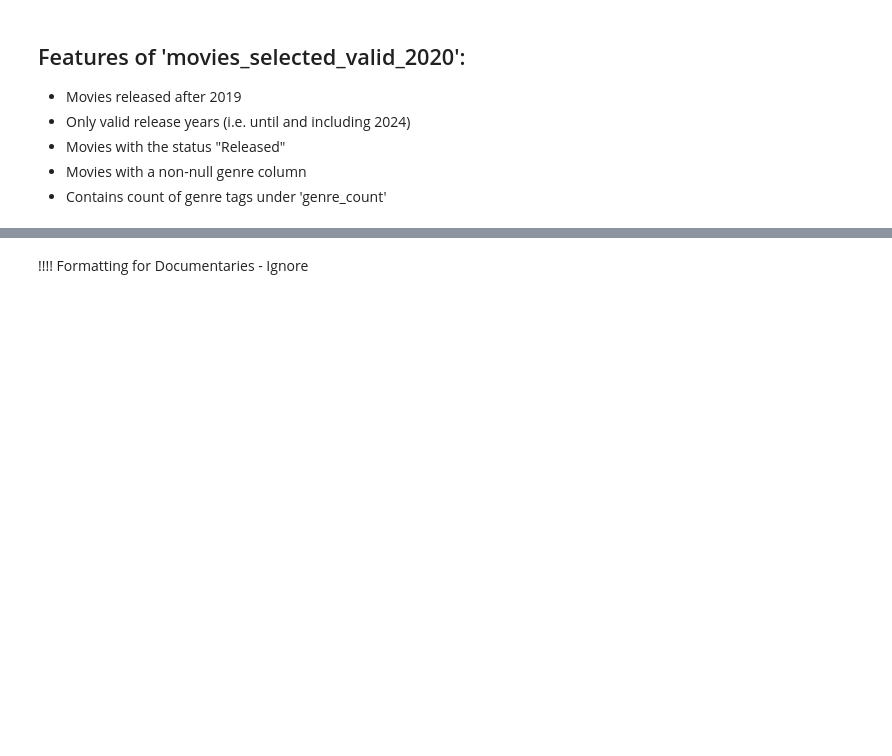
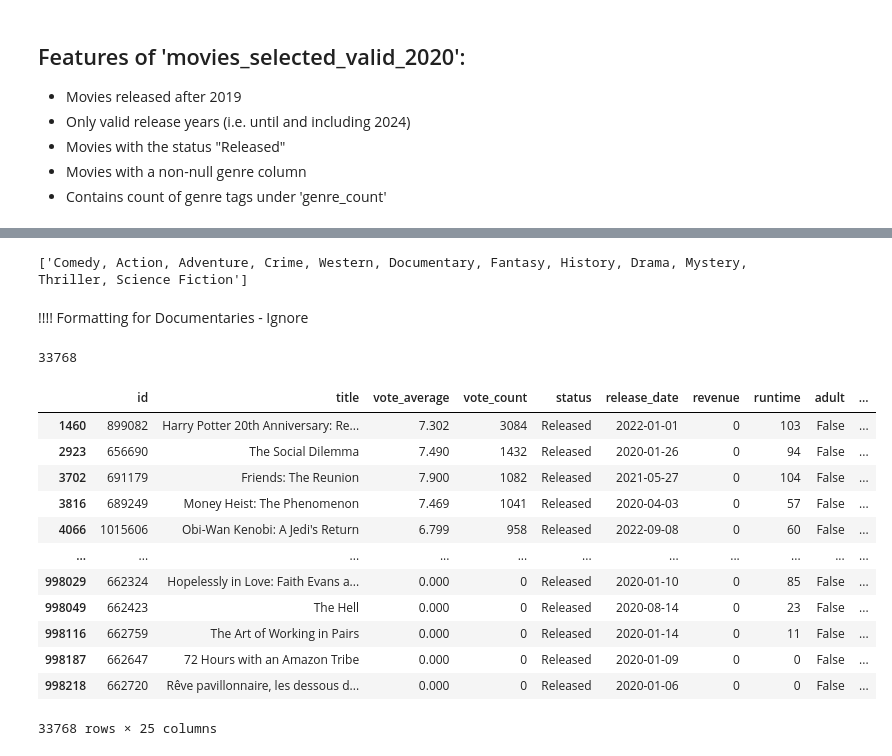
Before and after one commit to agargya123/movie_genre_analysis, a Jupyter notebook: MKT566.ipynb, the cells around one changed output, grey strips where cells are left out. Saved outputs shown, nothing was run; the diff lists cells and outputs as text; code cells hidden in the pictures; blank space fills up the shorter version.

Commit message:
Genre-wise analysis (1)

```diff
--- a/MKT566.ipynb
+++ b/MKT566.ipynb
@@ -296,2 +303,28 @@ See the caveats in the documentation: https://pandas.pydata.org/pandas-docs/stab
+# %%
+movies_selected_2020_valid[movies_selected_2020_valid['genre_count']==12]['genres'].tolist()
+# %% [output]
+['Comedy, Action, Adventure, Crime, Western, Documentary, Fantasy, History, Drama, Mystery, Thriller, Science Fiction']
 # %% [markdown]
 !!!! Formatting for Documentaries - Ignore
+# %%
+movies_selected_2020_valid['genres'].str.contains('documentary', case=False, na=False).sum()
+# %% [output]
+33768
+# %%
+docu_movies_selected_2020_valid = movies_selected_2020_valid[movies_selected_2020_valid['genres'].str.contains('documentary', case=False, na=False)]
+# %%
+docu_movies_selected_2020_valid
+# %% [output]
+|  | id | title | vote_average | vote_count | status | release_date | revenue | runtime | adult | ... |
+| 1460 | 899082 | Harry Potter 20th Anniversary: Re... | 7.302 | 3084 | Released | 2022-01-01 | 0 | 103 | False | ... |
+| 2923 | 656690 | The Social Dilemma | 7.490 | 1432 | Released | 2020-01-26 | 0 | 94 | False | ... |
+| 3702 | 691179 | Friends: The Reunion | 7.900 | 1082 | Released | 2021-05-27 | 0 | 104 | False | ... |
+| 3816 | 689249 | Money Heist: The Phenomenon | 7.469 | 1041 | Released | 2020-04-03 | 0 | 57 | False | ... |
+| 4066 | 1015606 | Obi-Wan Kenobi: A Jedi's Return | 6.799 | 958 | Released | 2022-09-08 | 0 | 60 | False | ... |
+| ... | ... | ... | ... | ... | ... | ... | ... | ... | ... | ... |
+| 998029 | 662324 | Hopelessly in Love: Faith Evans a... | 0.000 | 0 | Released | 2020-01-10 | 0 | 85 | False | ... |
+| 998049 | 662423 | The Hell | 0.000 | 0 | Released | 2020-08-14 | 0 | 23 | False | ... |
+| 998116 | 662759 | The Art of Working in Pairs | 0.000 | 0 | Released | 2020-01-14 | 0 | 11 | False | ... |
+| 998187 | 662647 | 72 Hours with an Amazon Tribe | 0.000 | 0 | Released | 2020-01-09 | 0 | 0 | False | ... |
+| 998218 | 662720 | Rêve pavillonnaire, les dessous d... | 0.000 | 0 | Released | 2020-01-06 | 0 | 0 | False | ... |
+33768 rows × 25 columns
```
Also changed, not shown: parts of 9 cells of this notebook.
